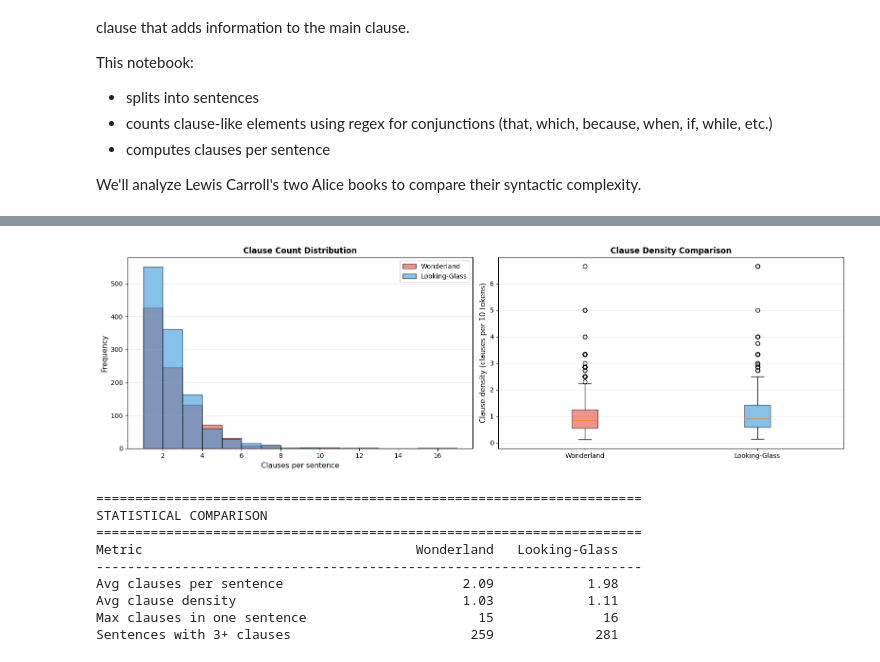
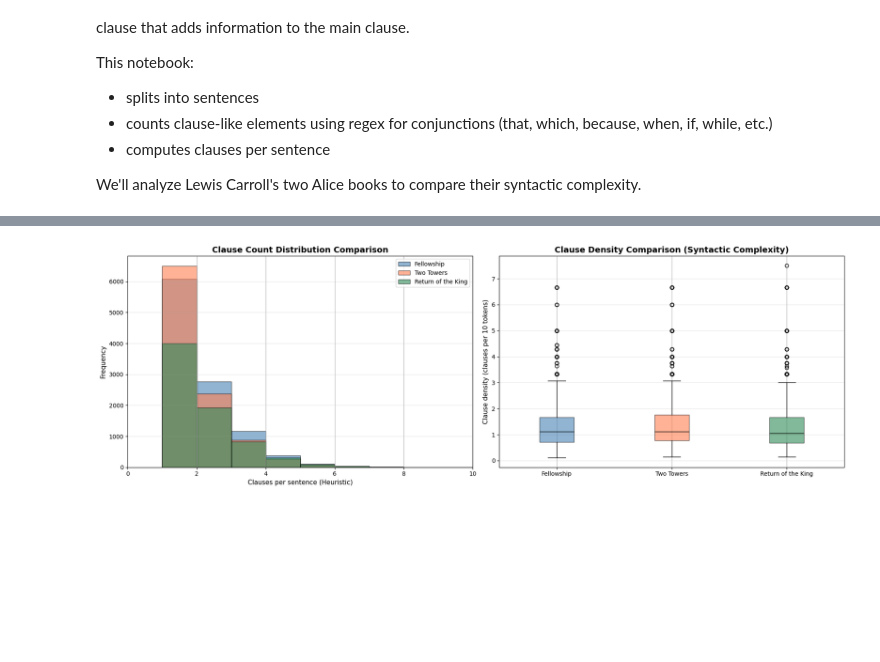
Before and after one commit to Team-DVA/applied-NLP-week3, a Jupyter notebook: notebooks/4_AppliedNLP_Session3_Clause_Density.ipynb, the cells around one changed output, grey strips where cells are left out. Cells and saved outputs as stored; diff of their text form; code cells hidden in the pictures; blank space fills up the shorter version.

```diff
--- a/notebooks/4_AppliedNLP_Session3_Clause_Density.ipynb
+++ b/notebooks/4_AppliedNLP_Session3_Clause_Density.ipynb
@@ -185,55 +196,47 @@ Rule ...
 # %%
-# Visualize clause density comparison
 import matplotlib.pyplot as plt
+import pandas as pd
 import numpy as np
 
-fig, axes = plt.subplots(1, 2, figsize=(16, 5))
+fig, axes = plt.subplots(1, 2, figsize=(18, 6))
+book_names = [CONFIG['book1_name'], CONFIG['book2_name'], CONFIG['book3_name']]
+colors = ['steelblue', 'coral', 'seagreen']
+data_counts = [counts1, counts2, counts3]
+data_densities = [densities1, densities2, densities3]
 
-# Histogram of clause counts
+# --- Plot 1: Histogram of Clause Counts ---
 ax1 = axes[0]
-ax1.hist(wonderland_counts, bins=range(1, max(max(wonderland_counts), max(looking_glass_counts))+2),
-         alpha=0.6, color='#e74c3c', label='Wonderland', edgecolor='black')
-ax1.hist(looking_glass_counts, bins=range(1, max(max(wonderland_counts), max(looking_glass_counts))+2),
-         alpha=0.6, color='#3498db', label='Looking-Glass', edgecolor='black')
-ax1.set_xlabel('Clauses per sentence', fontsize=11)
+# Determine max count to set a clear bin range
+max_clause_count = max(max(c) for c in data_counts) if data_counts else 10
+bins = range(1, 10 + 2) # Limit view to 10 for clarity
+
+for i, counts in enumerate(data_counts):
+    ax1.hist(counts, bins=bins, alpha=0.6, color=colors[i], label=book_names[i], edgecolor='black')
+
+ax1.set_xlabel('Clauses per sentence (Heuristic)', fontsize=11)
 ax1.set_ylabel('Frequency', fontsize=11)
-ax1.set_title('Clause Count Distribution', fontsize=12, fontweight='bold')
+ax1.set_title('Clause Count Distribution Comparison', fontsize=14, fontweight='bold')
 ax1.legend()
 ax1.grid(True, alpha=0.3, axis='y')
+ax1.set_xlim(0, 10) # Focus on the main distribution
 
-# Box plot comparison
+# --- Plot 2: Box Plot Comparison (Clause Density) ---
 ax2 = axes[1]
-box_data = [wonderland_densities, looking_glass_densities]
-bp = ax2.boxplot(box_data, tick_labels=['Wonderland', 'Looking-Glass'], patch_artist=True)
-bp['boxes'][0].set_facecolor('#e74c3c')
-bp['boxes'][0].set_alpha(0.6)
-bp['boxes'][1].set_facecolor('#3498db')
-bp['boxes'][1].set_alpha(0.6)
+bp = ax2.boxplot(data_densities, tick_labels=book_names, patch_artist=True)
+
+# Color the box plots
+for i, box in enumerate(bp['boxes']):
+    box.set_facecolor(colors[i])
+    box.set_alpha(0.6)
+    # Also color the median lines for better visibility
+    bp['medians'][i].set_color('black')
+
 ax2.set_ylabel('Clause density (clauses per 10 tokens)', fontsize=11)
-ax2.set_title('Clause Density Comparison', fontsize=12, fontweight='bold')
+ax2.set_title('Clause Density Comparison (Syntactic Complexity)', fontsize=14, fontweight='bold')
 ax2.grid(True, alpha=0.3, axis='y')
 
 plt.tight_layout()
+fig.savefig("../results/clause_density_comparison.png", dpi=200, bbox_inches="tight")
 plt.show()
-
-# Statistical summary
-print("\n" + "="*70)
-print("STATISTICAL COMPARISON")
-print("="*70)
-print(f"{'Metric':<35} {'Wonderland':>15} {'Looking-Glass':>15}")
-print("-"*70)
-print(f"{'Avg clauses per sentence':<35} {np.mean(wonderland_counts):>15.2f} {np.mean(looking_glass_counts):>15.2f}")
-print(f"{'Avg clause density':<35} {np.mean(wonderland_densities):>15.2f} {np.mean(looking_glass_densities):>15.2f}")
-print(f"{'Max clauses in one sentence':<35} {max(wonderland_counts):>15} {max(looking_glass_counts):>15}")
-print(f"{'Sentences with 3+ clauses':<35} {sum(1 for c in wonderland_counts if c >= 3):>15} {sum(1 for c in looking_glass_counts if c >= 3):>15}")
 # %% [output]
-[figure, old version]
+[figure, new version]
-======================================================================
-STATISTICAL COMPARISON
-======================================================================
-Metric                                   Wonderland   Looking-Glass
-----------------------------------------------------------------------
-Avg clauses per sentence                       2.09            1.98
-Avg clause density                             1.03            1.11
-Max clauses in one sentence                      15              16
-Sentences with 3+ clauses                       259             281
```
Also changed, not shown: parts of 3 cells of this notebook.
